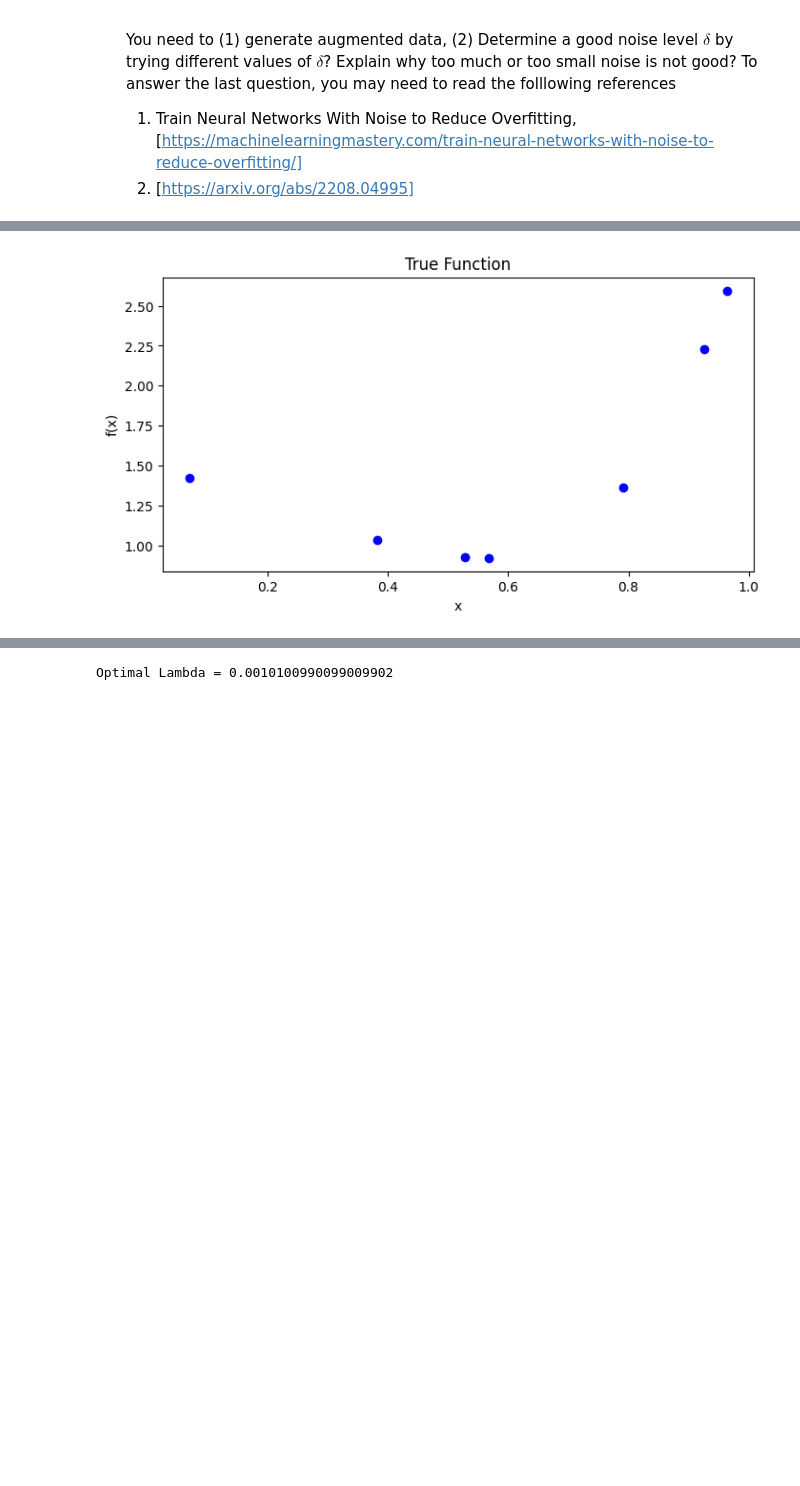
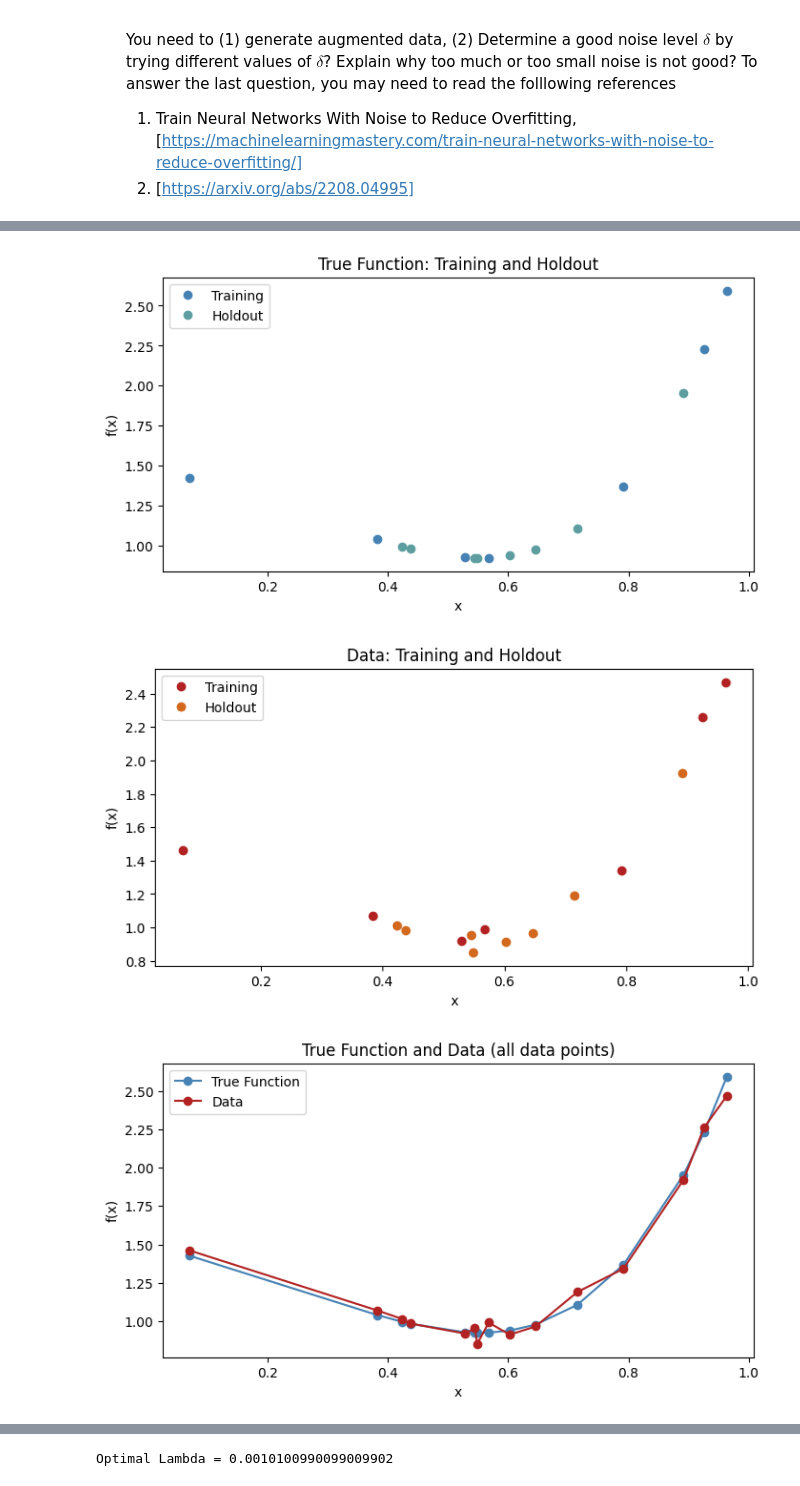
Before and after one commit to rx9933/COE-379L, a Jupyter notebook: Assignments/Assignment2/Assignment_2.ipynb, the cells around one changed output, grey strips where cells are left out. Saved outputs shown, nothing was run; the diff lists cells and outputs as text; code cells hidden in the pictures; blank space fills up the shorter version.

```diff
--- a/Assignments/Assignment2/Assignment_2.ipynb
+++ b/Assignments/Assignment2/Assignment_2.ipynb
@@ -70,34 +72,71 @@ def true_fn(X):
 
 # ==========================================================================================
 # holdout samples
 n_holdout_samples = 8
 X_holdout = np.sort(np.random.rand(n_holdout_samples))
 
 # Training samples
 n_samples = 7
 X_train = np.sort(np.random.rand(n_samples))
 # ==========================================================================================
 
 # [CONTINUE YOUR WORK FROM HERE!]
 
 # 1a
 from matplotlib import pyplot as plt
 delta = 0.05
 
 phi_train = np.random.randn(n_samples)
 phi_holdout = np.random.randn(n_holdout_samples)
 
 y_train_data = true_fn(X_train) * (1+delta*phi_train)
 y_train_true = true_fn(X_train)
 
 y_holdout_data = true_fn(X_holdout) * (1+delta*phi_holdout)
 y_holdout_true = true_fn(X_holdout)
 
 plt.clf()
-plt.plot(X_train, y_train_true,"bo")
+plt.plot(X_train, y_train_true,"o", color = "steelblue", label = "Training")
+plt.plot(X_holdout, y_holdout_true,"o", color = "cadetblue", label = "Holdout")
 plt.xlabel("x")
 plt.ylabel("f(x)")
-plt.title("True Function")
-plt.savefig("1a_true.png")
+plt.title("True Function: Training and Holdout")
+plt.legend()
+plt.show()
+
+plt.plot(X_train, y_train_data,"o", color = "firebrick", label = "Training")
+plt.plot(X_holdout, y_holdout_data,"o", color = "chocolate", label = "Holdout")
+plt.xlabel("x")
+plt.ylabel("f(x)")
+plt.title("Data: Training and Holdout")
+plt.legend()
+plt.show()
+
+
+def datastack(x1, x2, y1, y2):
+    X_combined = np.hstack((x1, x2))
+    y_combined = np.hstack((y1, y2))
+
+    # Stack the X and y arrays vertically so that each X corresponds to its y
+    combined_data = np.vstack((X_combined, y_combined)).T
+
+    # Sort the combined data by the X values (first column)
+    sorted_data = combined_data[np.argsort(combined_data[:, 0])]
+
+    # Separate X and y back into individual arrays
+    X_sorted = sorted_data[:, 0]
+    y_sorted = sorted_data[:, 1]
+    return X_sorted, y_sorted
+trdata = datastack(X_train, X_holdout, y_train_true, y_holdout_true)
+ddata = datastack(X_train, X_holdout, y_train_data, y_holdout_data)
+plt.plot(trdata[0], trdata[1],"o-", color = "steelblue", label = "True Function")
+plt.plot(ddata[0], ddata[1],"o-", color = "firebrick", label = "Data")
+plt.xlabel("x")
+plt.ylabel("f(x)")
+plt.title("True Function and Data (all data points)")
+plt.legend()
+plt.show()
 # %% [output]
-[figure, old version]
+[figure, new version]
+[figure, added]
+[figure, added]
```
Also changed, not shown: parts of 24 cells of this notebook, 6 other files.
